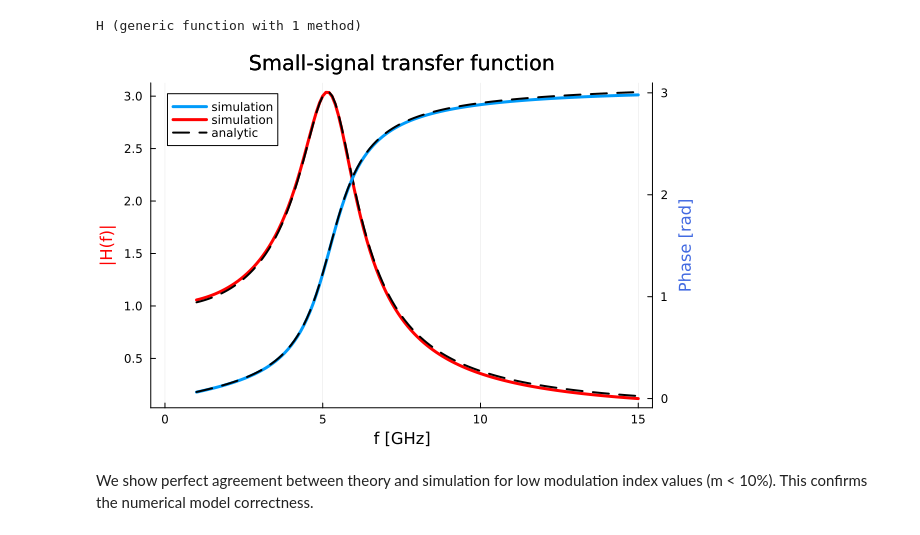
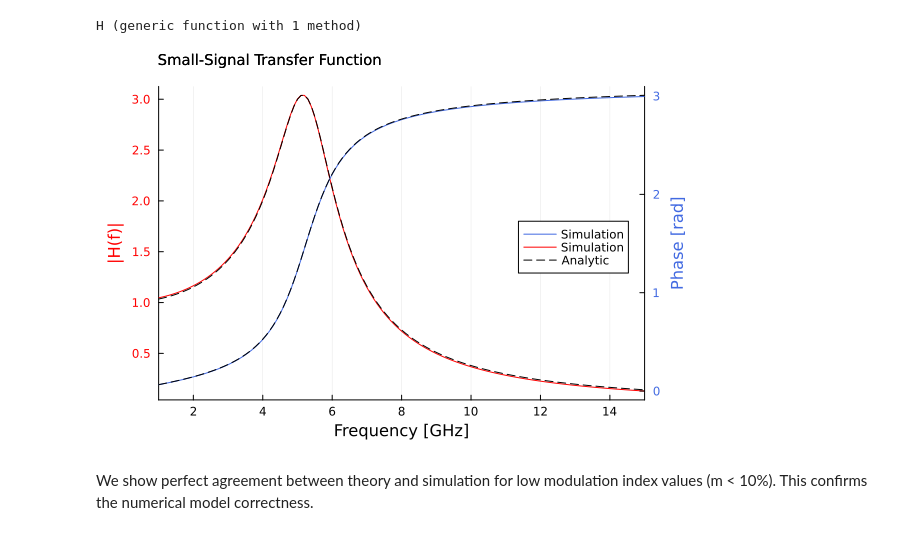
Before and after one commit to brian-sinquin/laser_direct_modulation_rate_equations, a Jupyter notebook: small_signal_transfer_function.ipynb, the cells around one changed output. Drawn from its saved outputs; the diff is of its cells as text; code cells hidden in the pictures.

```diff
--- a/small_signal_transfer_function.ipynb
+++ b/small_signal_transfer_function.ipynb
@@ -44,27 +44,48 @@ end
 # %% [output]
 H (generic function with 1 method)
 # %%
+default() # reset plot defaults
 
 Hn = H.(Fs) # analytic complex trasnfer function vector
 
 begin
-plot(Fs/1e9, Iw/(r*m),lw=3, color=:red, label=false)
+# Set plot defaults for better appearance
+default(titleloc=:left)
+
+# Main plot for magnitude
+plot(Fs/1e9, Iw/(r*m), color=:red, label=false)
 
 # The r*m normalisation factor was found empiricaly -> easy to demonstrate under linear approximation Iout ∝ η*r*m*H(fm)
 
-plot!(Fs/1e9,Hn .|> abs, lw=2, color=:black, ls=:dash, label=false)
-ylabel!("|H(f)|")
-xlabel!("f [GHz]")
-plot!(yguidefontcolor=:red)
+plot!(Fs/1e9, Hn .|> abs, color=:black, ls=:dash, label=false)
+
+ylabel!("|H(f)|", fontsize=8)
+xlabel!("Frequency [GHz]", fontsize=8)
+
+plot!(yguidefontcolor=:red, ytickfontcolor=:red, margin=3Plots.mm, xlims=(minimum(Fs)/1e9, maximum(Fs)/1e9))
+
+# Twin axis for phase
 p2=twinx()
-plot!(p2, Fs/1e9, ϕw , lw=3, label="simulation")
-plot!(p2, [0.0], [0.0], lw=3, color=:red, label="simulation")
-plot!(p2, Fs/1e9,Hn .|> angle, lw=2, color=:black, ls=:dash, label="analytic")
-plot!(p2, ylabel="Phase [rad]")
-plot!(p2, yguidefontcolor=:royalblue)
-plot!(title="Small-signal transfer function")
+
+plot!(p2, Fs/1e9, ϕw, label="Simulation", color=:royalblue)
+
+plot!(p2, [0.0], [0.0], color=:red, label="Simulation")
+
+plot!(p2, Fs/1e9, Hn .|> angle, color=:black, ls=:dash, label="Analytic")
+
+plot!(p2, ylabel="Phase [rad]",
+      fontsize=8,
+      yguidefontcolor=:royalblue,
+      ytickfontcolor=:royalblue,
+      legend=:right,
+      legendfontsize=8,
+      xlims=(minimum(Fs)/1e9, maximum(Fs)/1e9)
+      )
+
+plot!(title="Small-Signal Transfer Function",
+      titlefontsize=10)
 end
 # %% [output]
-[figure, old version]
+[figure, new version]
 # %% [markdown]
 We show perfect agreement between theory and simulation for low modulation index values (m < 10%). This confirms the numerical model correctness.
```
Also changed, not shown: parts of 1 cell of this notebook, 1 other file.
